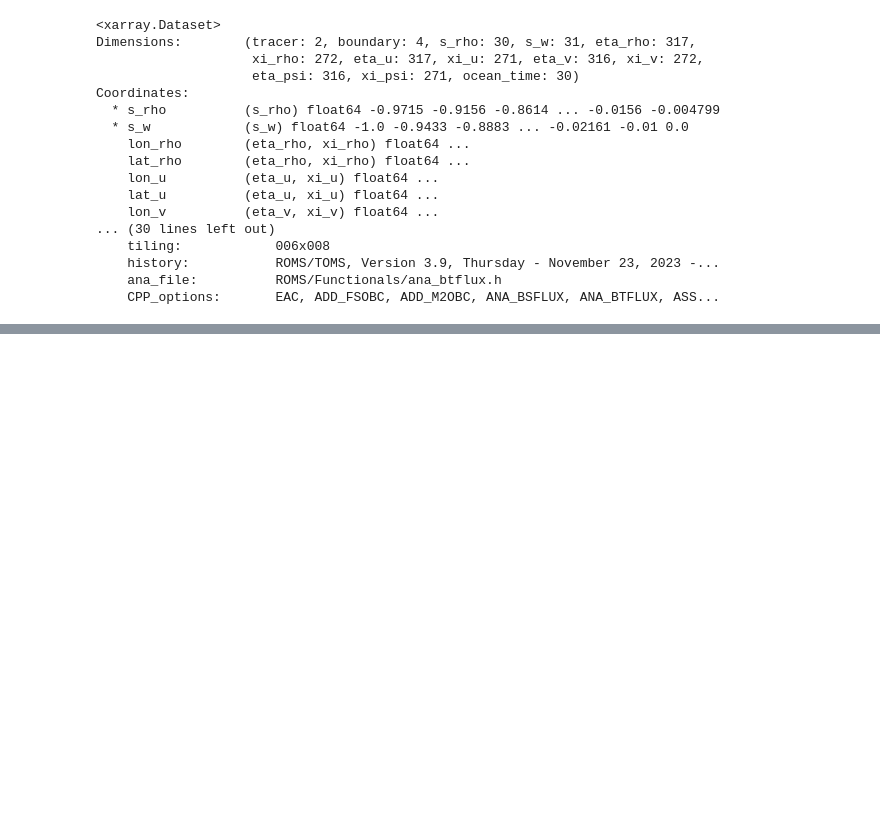
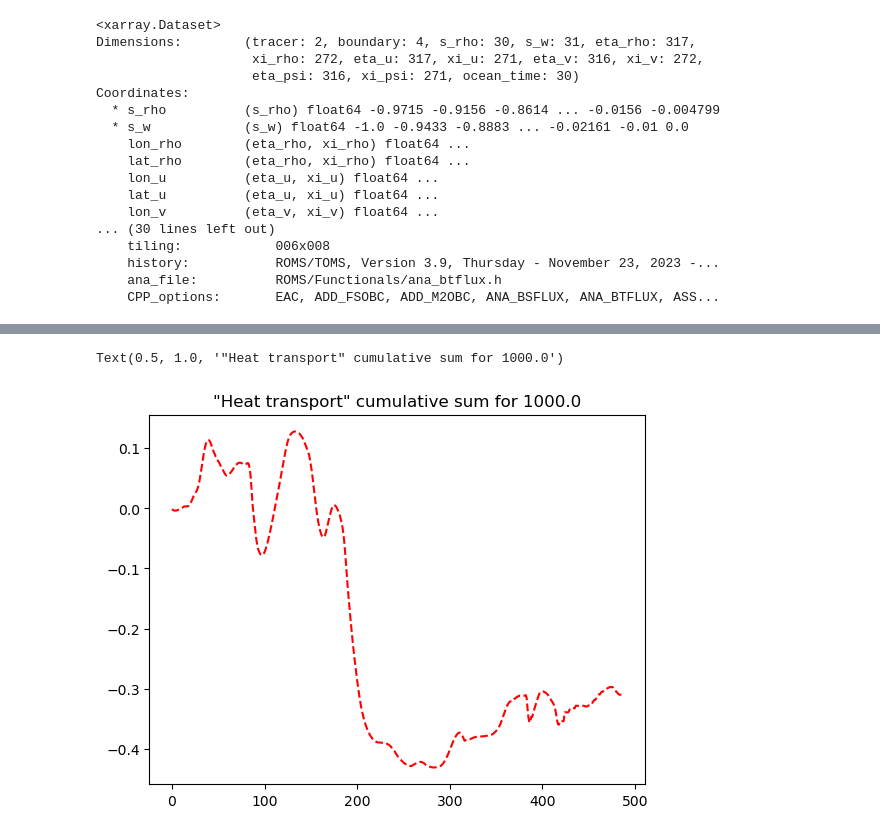
Before and after one commit to fncsobral/waom_notebook, a Jupyter notebook: OHB_shelf/Cross-1500m/testing.ipynb, the cells around one changed output, grey strips where cells are left out. Saved outputs shown, nothing was run; the diff lists cells and outputs as text; code cells hidden in the pictures; blank space fills up the shorter version.

```diff
--- a/OHB_shelf/Cross-1500m/testing.ipynb
+++ b/OHB_shelf/Cross-1500m/testing.ipynb
@@ -1158,0 +1231,5 @@ NameError: name 'dg' is not defined
+# %%
+x_temp = dg.temp_xadv.isel(ocean_time=0).rename(eta_rho='eta', xi_rho='xi') + dg.temp_xdiff.isel(ocean_time=0).rename(eta_rho='eta', xi_rho='xi')
+y_temp = dg.temp_yadv.isel(ocean_time=0).rename(eta_rho='eta', xi_rho='xi') + dg.temp_ydiff.isel(ocean_time=0).rename(eta_rho='eta', xi_rho='xi')
+
+transp_across_contour = extract_transp_across_contour(temp, x_temp, y_temp)
@@ -1158,0 +1333,12 @@ NameError: name 'dg' is not defined
+# %%
+'''NOT SURE ABOUT THE MAGNITUDE HERE.....'''
+
+
+
+heat_cumsum = np.sum(np.cumsum(transp_across_contour, axis=1),axis=0)
+
+plt.plot(heat_cumsum, '--r')
+plt.title(f'"Heat transport" cumulative sum for {contour_depth}')
+# %% [output]
+Text(0.5, 1.0, '"Heat transport" cumulative sum for 1000.0')
+[figure, added]
```
Also changed, not shown: parts of 5 cells of this notebook.
